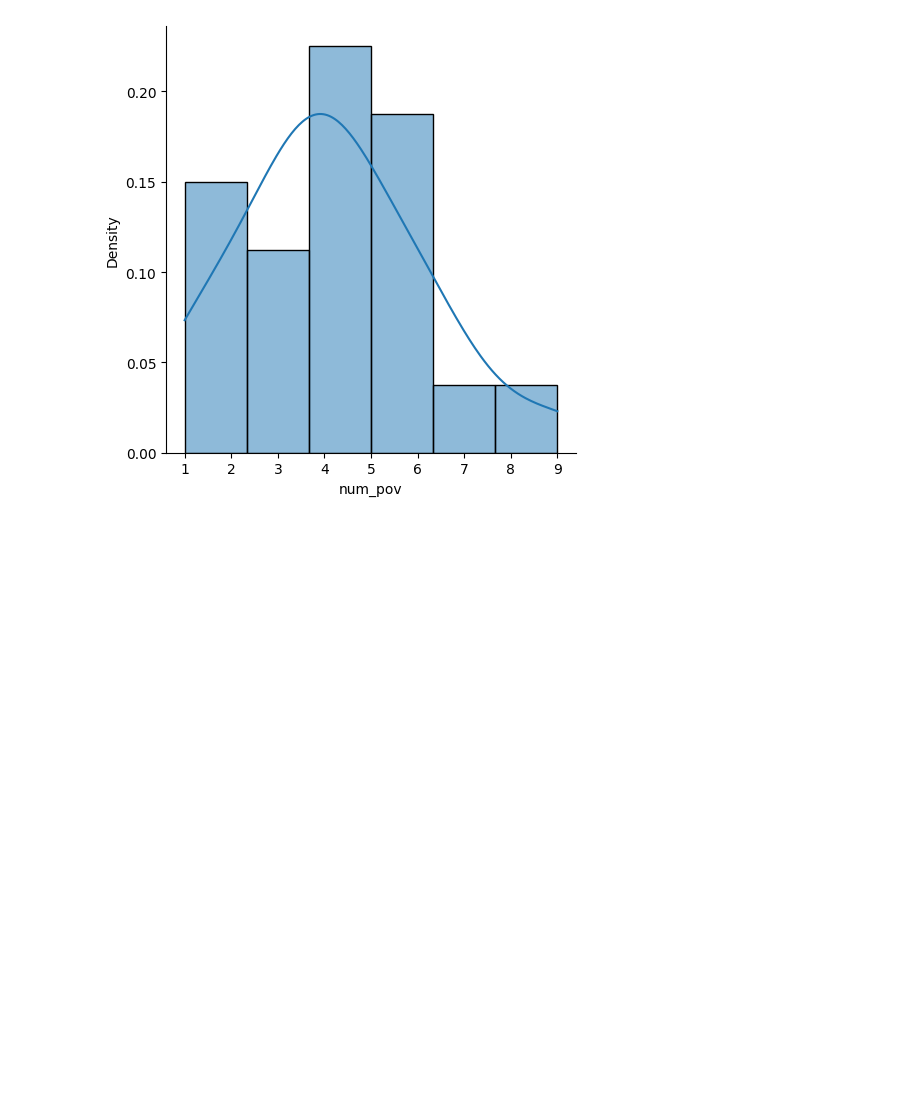
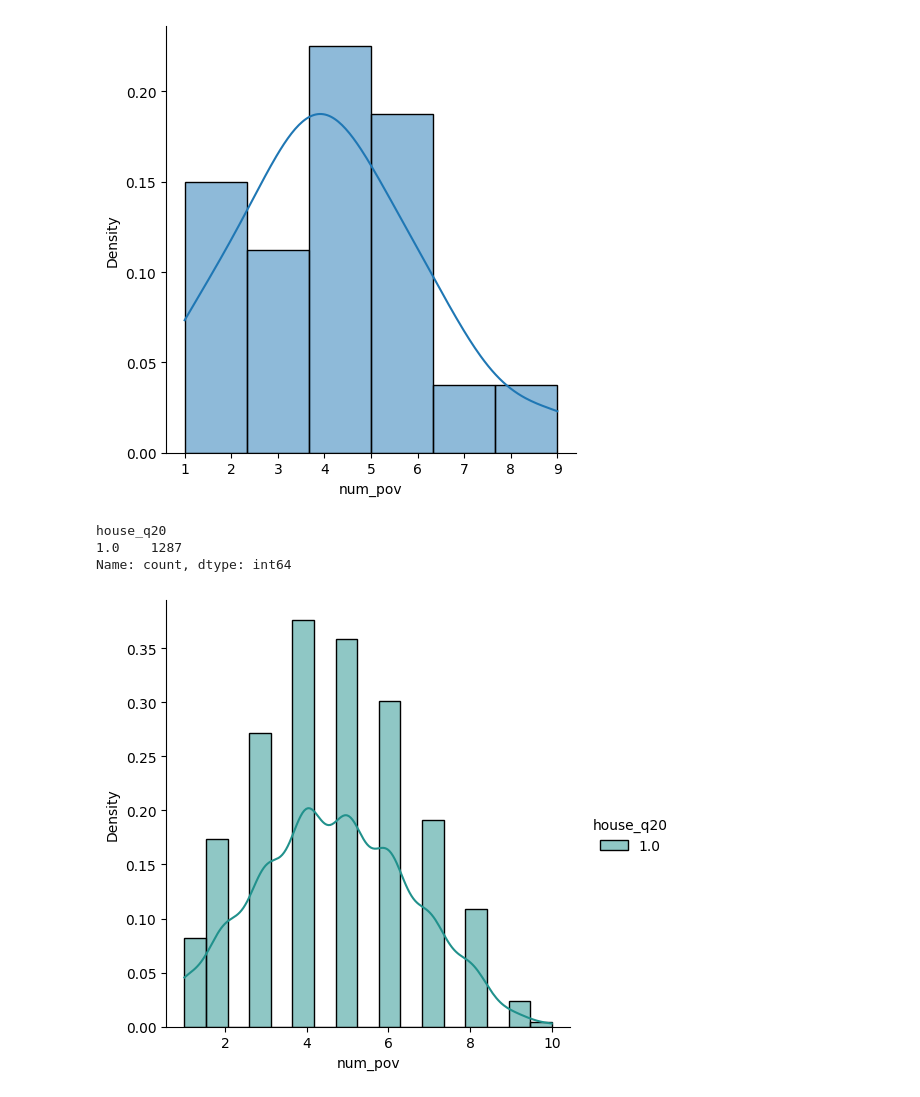
Before and after one commit to BorisLeung/STA841Kaggle, a Jupyter notebook: eda2.ipynb, the cells around one changed output. Cells and saved outputs as stored; diff of their text form; code cells hidden in the pictures; blank space fills up the shorter version.

```diff
--- a/eda2.ipynb
+++ b/eda2.ipynb
@@ -8,6 +10,9 @@ from data import *
 # %%
 def see_dist(
-    data: pd.DataFrame, col: str | None = None, palette: str = "viridis"
+    data: pd.DataFrame,
+    col: str | None = None,
+    palette: str = "viridis",
+    multiple: str = "layer",
 ) -> None:
     if col is None:
         sns.displot(
@@ -27,6 +32,7 @@ def see_dist(
             common_norm=False,
             kde=True,
             palette=palette,
+            multiple=multiple,
         )
 # %%
 see_dist(combined_transformed_train_with_num_pov, "edu_q03")
@@ -158,3 +164,15 @@ too_expensive_mask = (combined_transformed_train_with_num_pov["edu_q10"] == 1) |
 see_dist(combined_transformed_train_with_num_pov[too_expensive_mask])
 # %% [output]
 [figure]
+# %%
+from data import *
+
+_, doi, _ = get_divided_edu(
+    remove_boring_columns(combined_transformed_train_with_num_pov)
+)
+see_dist(doi[doi["house_q22"] != VALID_NULL], "house_q20")
+# %% [output]
+house_q20
+1.0    1287
+Name: count, dtype: int64
+[figure, added]
```
Also changed, not shown: parts of 4 cells of this notebook, 2 other files.
